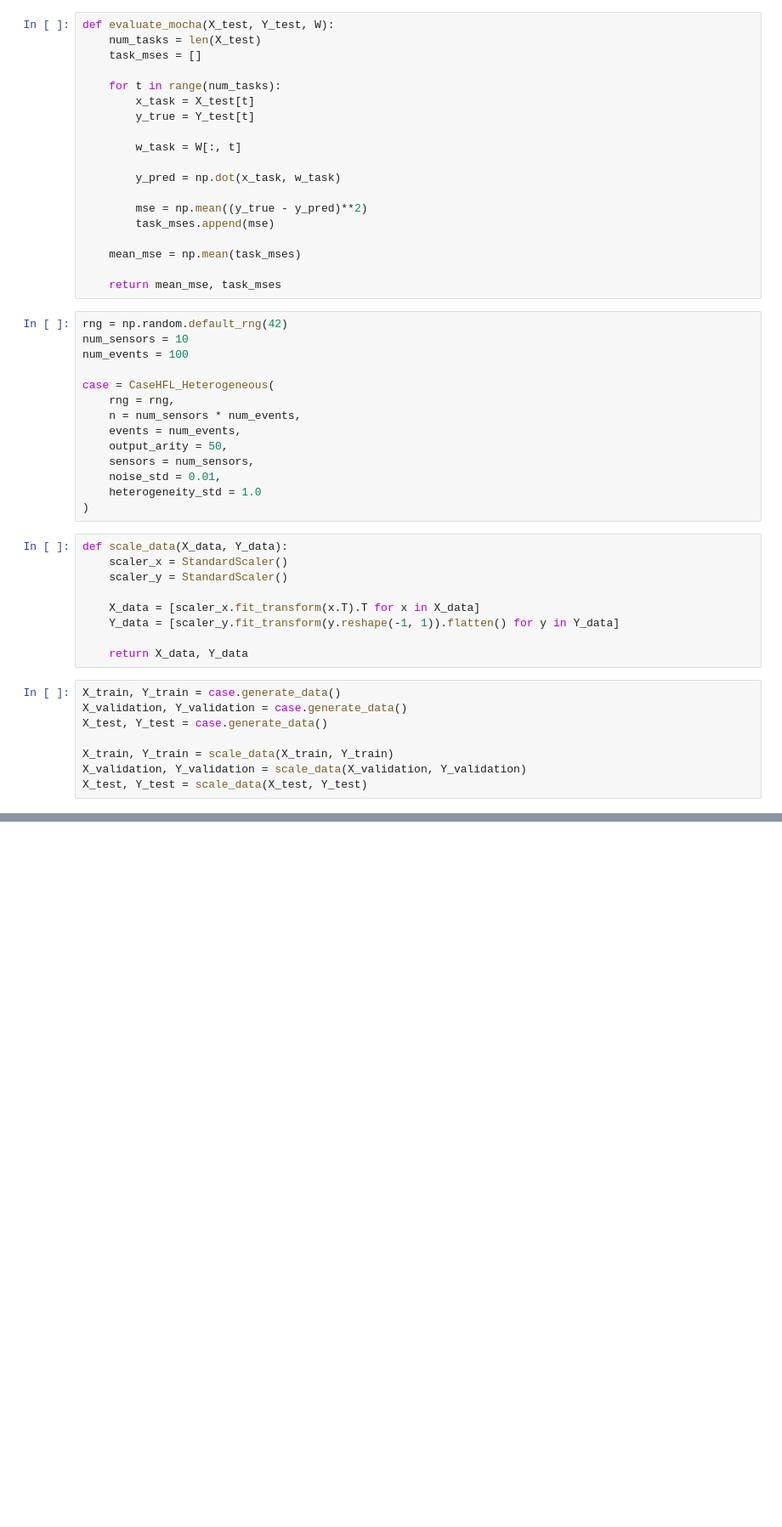
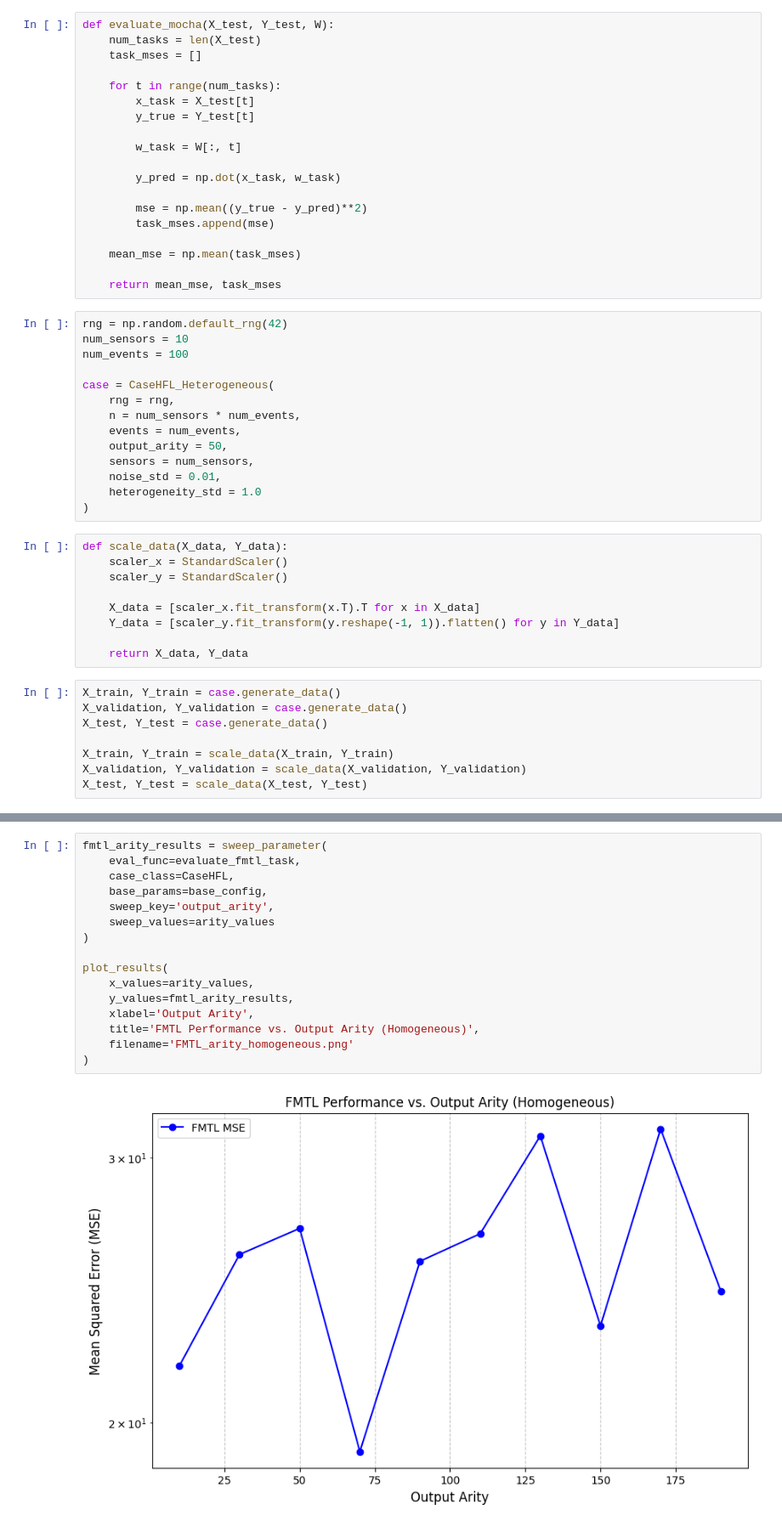
Before and after one commit to RitenkumarPatel/CS-536-Final-Project, a Jupyter notebook: FMTL.ipynb, the cells around one changed output, grey strips where cells are left out. Shown at 85% size. Drawn from its saved outputs; the diff is of its cells as text; blank space fills up the shorter version.

```diff
--- a/FMTL.ipynb
+++ b/FMTL.ipynb
@@ -282,0 +348,18 @@ plot_FMTL_versus_dataset_size(range(100, 600, 40),
+# %%
+fmtl_arity_results = sweep_parameter(
+    eval_func=evaluate_fmtl_task,
+    case_class=CaseHFL,
+    base_params=base_config,
+    sweep_key='output_arity',
+    sweep_values=arity_values
+)
+
+plot_results(
+    x_values=arity_values,
+    y_values=fmtl_arity_results,
+    xlabel='Output Arity',
+    title='FMTL Performance vs. Output Arity (Homogeneous)',
+    filename='FMTL_arity_homogeneous.png'
+)
+# %% [output]
+[figure, added]
```
Also changed, not shown: parts of 13 cells of this notebook, 7 other files.
